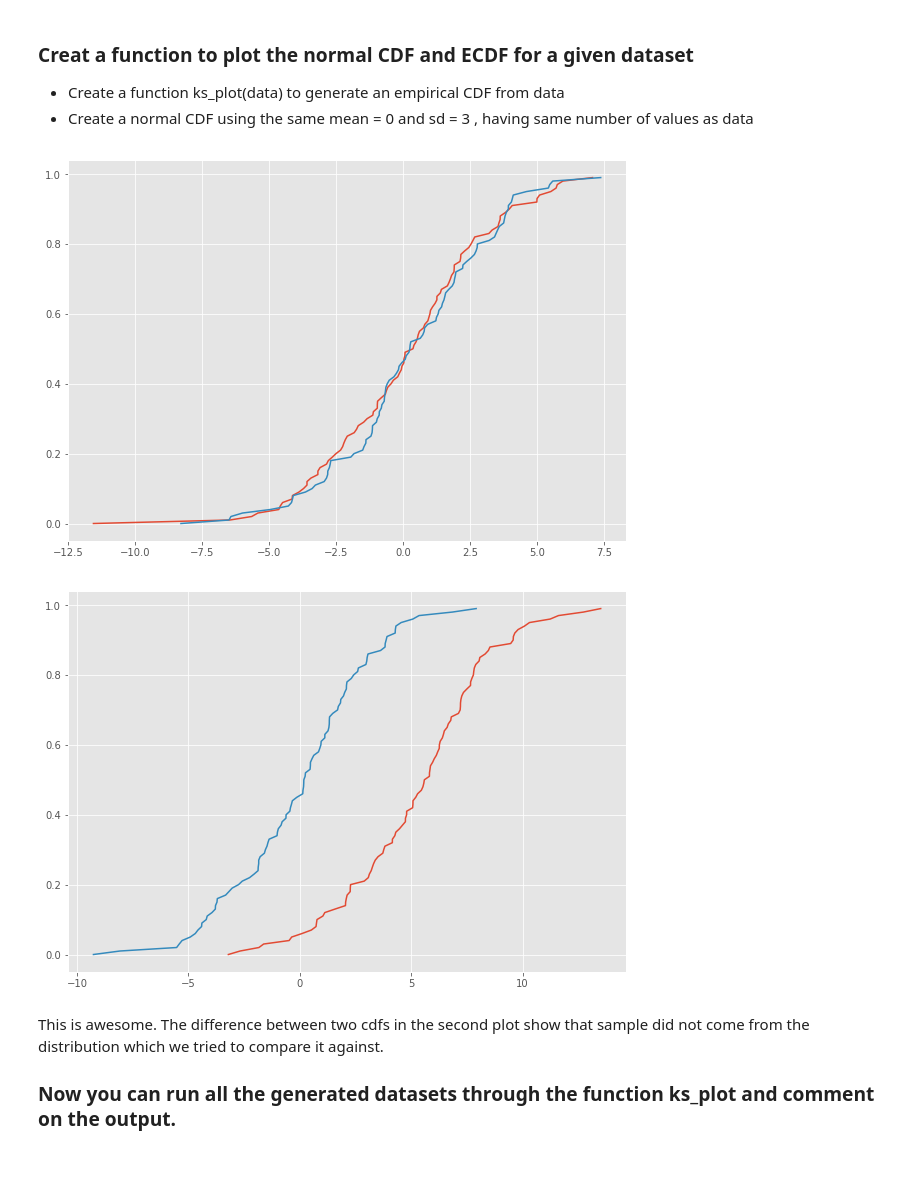
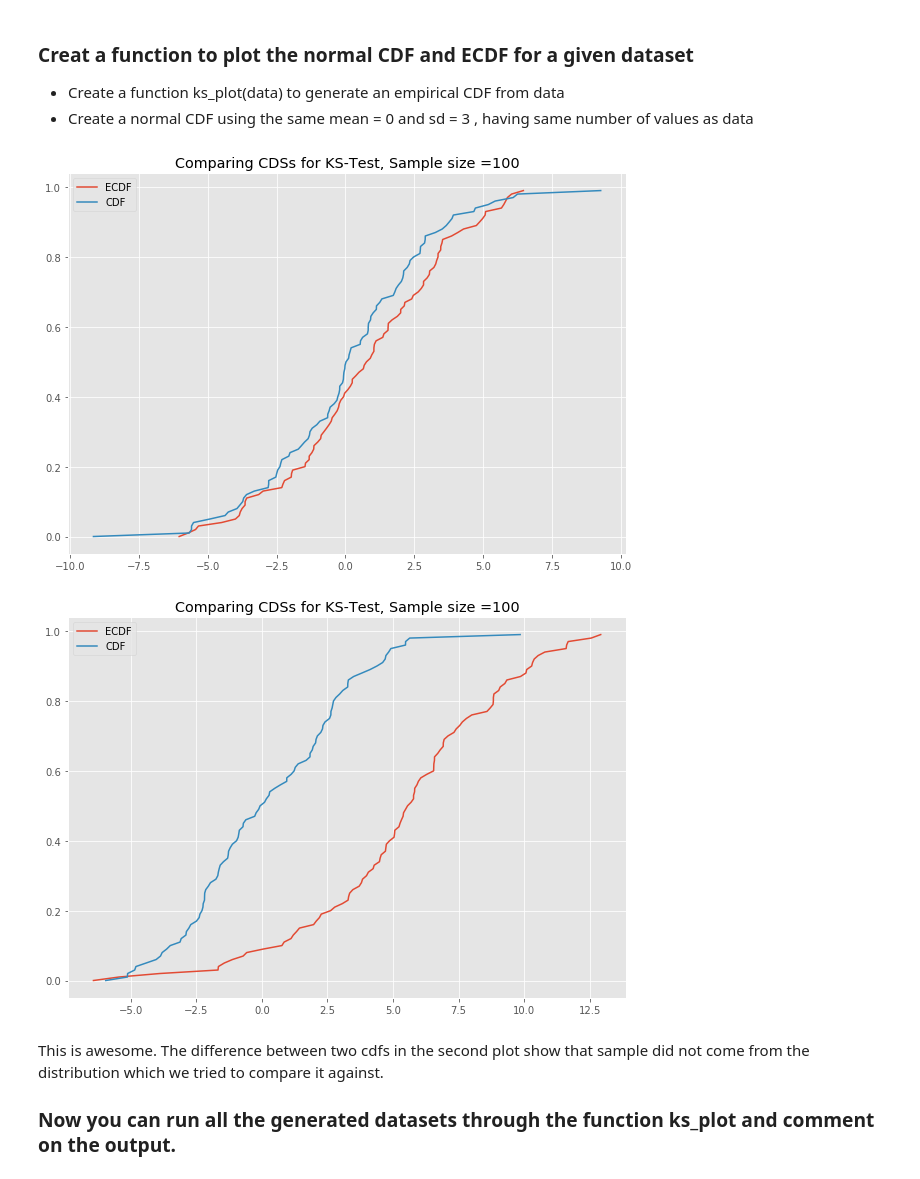
Before and after one commit to allaccountstaken/dsc-komogorov-smirnov-test-lab-dc-ds-060319, a Jupyter notebook: index.ipynb, the cells around one changed output. Saved outputs shown, nothing was run; the diff lists cells and outputs as text; code cells hidden in the pictures.

```diff
--- a/index.ipynb
+++ b/index.ipynb
@@ -78,21 +78,21 @@ x_1000
 # %%
 # You code here
 
 def ks_plot(data):
 
     plt.figure(figsize=(10,7))
     plt.plot(np.sort(data), np.linspace(0,1, len(data), endpoint = False))
     plt.plot(np.sort(stats.norm.rvs(loc = 0, scale =3, size = len(data))), np.linspace(0,1,len(data), endpoint = False))
 
     plt.legend(['ECDF', 'CDF'])
-    plt.title('Comparing CDSs for KS-Test, Sample size =' +str(len))
+    plt.title('Comparing CDSs for KS-Test, Sample size =' +str(len(data)))
 
 # Uncomment below to run the test
 ks_plot(stats.norm.rvs(loc=0, scale=3, size=100))
 ks_plot(stats.norm.rvs(loc=5, scale=4, size=100))
 # %% [output]
-[figure, old version]
+[figure, new version]
-[figure, old version]
+[figure, new version]
 # %% [markdown]
 This is awesome. The difference between two cdfs in the second plot show that sample did not come from the distribution which we tried to compare it against.
 
```
